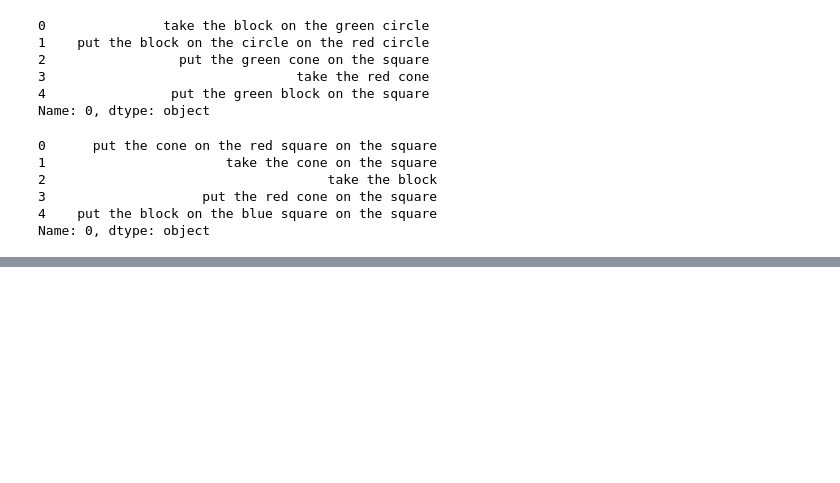
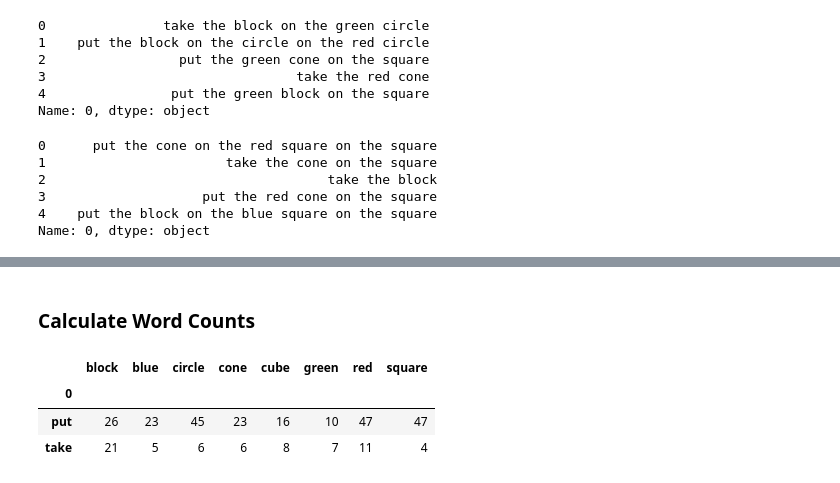
Before and after one commit to ThuwarakeshM/SindhuNLP, a Jupyter notebook: src/Analysis.ipynb, the cells around one changed output, grey strips where cells are left out. Drawn from its saved outputs; the diff is of its cells as text; code cells hidden in the pictures; blank space fills up the shorter version.

Commit message:
propbabilities calculated

```diff
--- a/src/Analysis.ipynb
+++ b/src/Analysis.ipynb
@@ -60,0 +75,26 @@ x_test = test.map(lambda x: x.split()[1:])
+# %%
+# Define stop words
+stop_words = set(stopwords.words('english'))
+# %%
+def removeStopWords(x):
+    """Return only words that are not in stop_words"""
+    return [w for w in x if not w in stop_words]
+# %%
+def getLemma(x):
+    """Return the lemma of each word"""
+    return [WordNetLemmatizer().lemmatize(w) for w in x]
+# %%
+# Tokenize each sentence in the training set and remove stop-words.
+x = x_train.map(word_tokenize).map(removeStopWords).map(getLemma)
+# %% [markdown]
+### Calculate Word Counts
+# %%
+# Get Unigram Word Counts
+unigram_wcounts = x.groupby(y_train).apply(lambda x: [w for rec in x for w in rec]).map(nltk.FreqDist)
+unigram_wcounts = pd.DataFrame(list(unigram_wcounts), index=unigram_wcounts.index)
+unigram_wcounts
+# %% [output]
+|  | block | blue | circle | cone | cube | green | red | square |
+| 0 |  |  |  |  |  |  |  |  |
+| put | 26 | 23 | 45 | 23 | 16 | 10 | 47 | 47 |
+| take | 21 | 5 | 6 | 6 | 8 | 7 | 11 | 4 |
```
Also changed, not shown: parts of 17 cells of this notebook.
